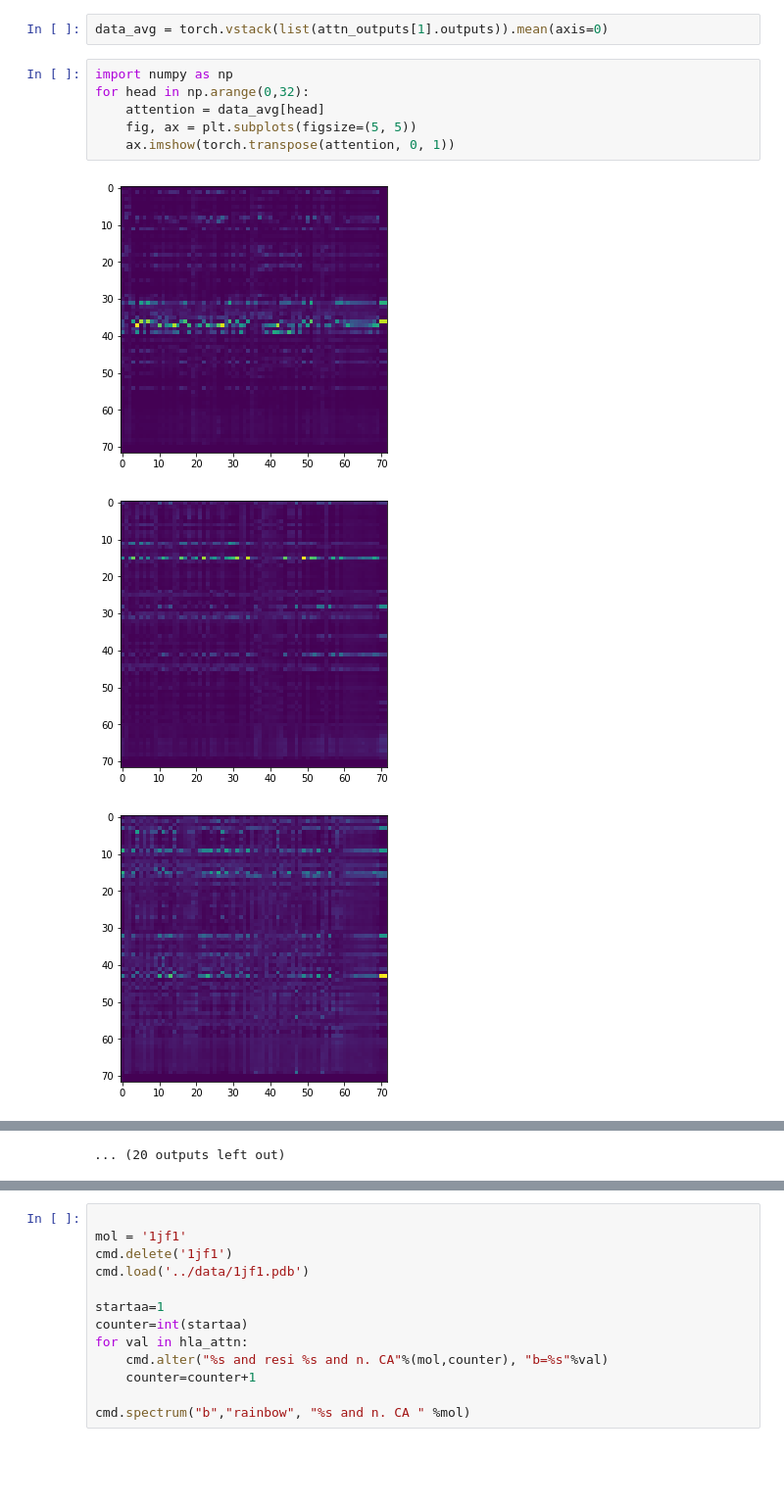
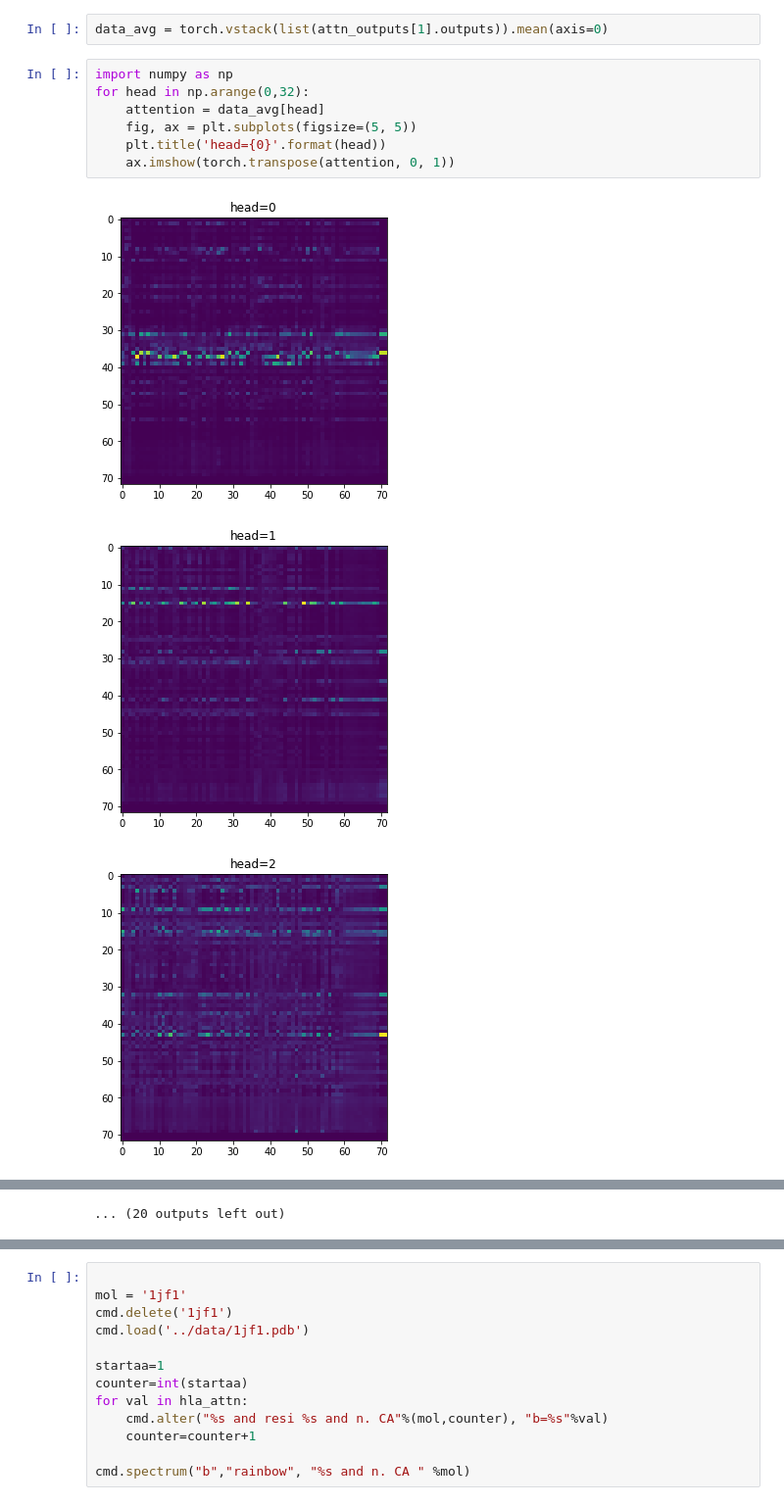
Before and after one commit to mhbakalar/phla-prediction, a Jupyter notebook: analysis/analysis.ipynb, the cells around one changed output, grey strips where cells are left out. Shown at 98% size. Saved outputs shown, nothing was run; the diff lists cells and outputs as text; blank space fills up the shorter version.

```diff
--- a/analysis/analysis.ipynb
+++ b/analysis/analysis.ipynb
@@ -57,10 +81,11 @@ data_avg = torch.vstack(list(attn_outputs[1].outputs)).mean(axis=0)
 # %%
 import numpy as np
 for head in np.arange(0,32):
     attention = data_avg[head]
     fig, ax = plt.subplots(figsize=(5, 5))
+    plt.title('head={0}'.format(head))
     ax.imshow(torch.transpose(attention, 0, 1))
 # %% [output]
-[figure, old version]
+[figure, new version]
-[figure, old version]
+[figure, new version]
-[figure, old version]
+[figure, new version]
```
Also changed, not shown: parts of 6 cells of this notebook, 6 other files.
